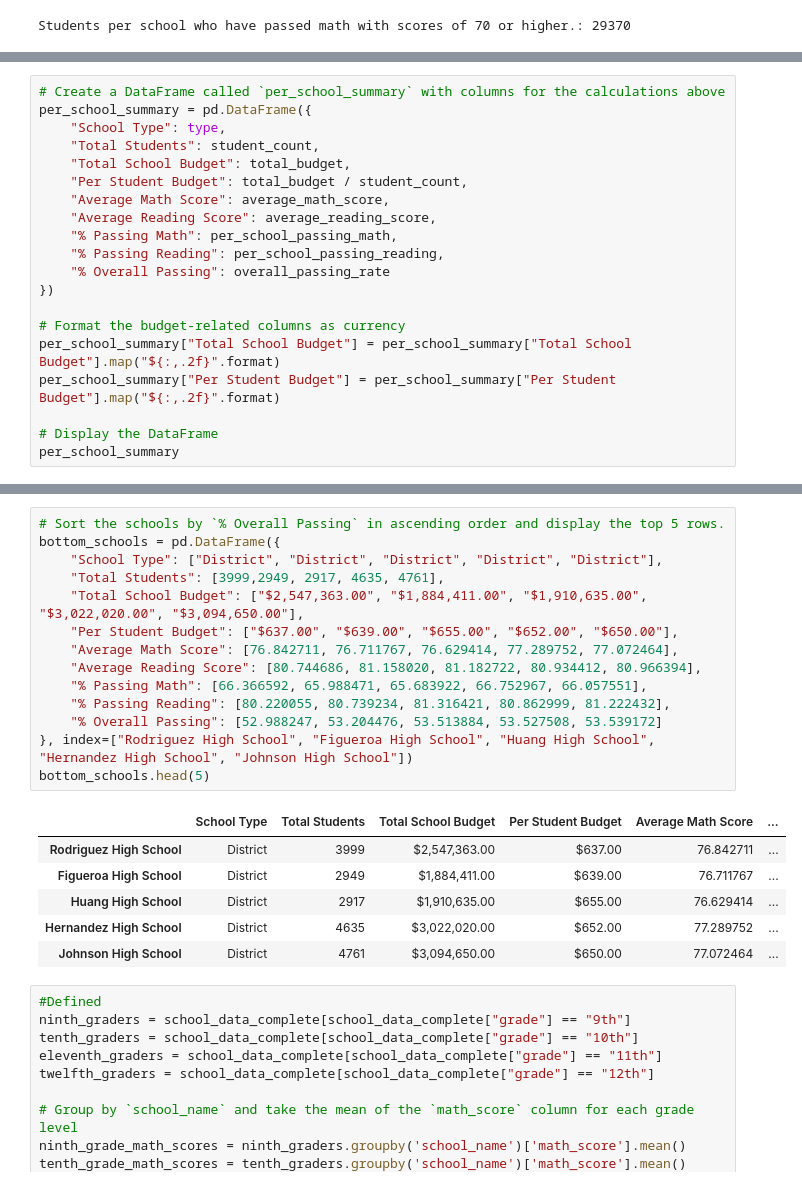
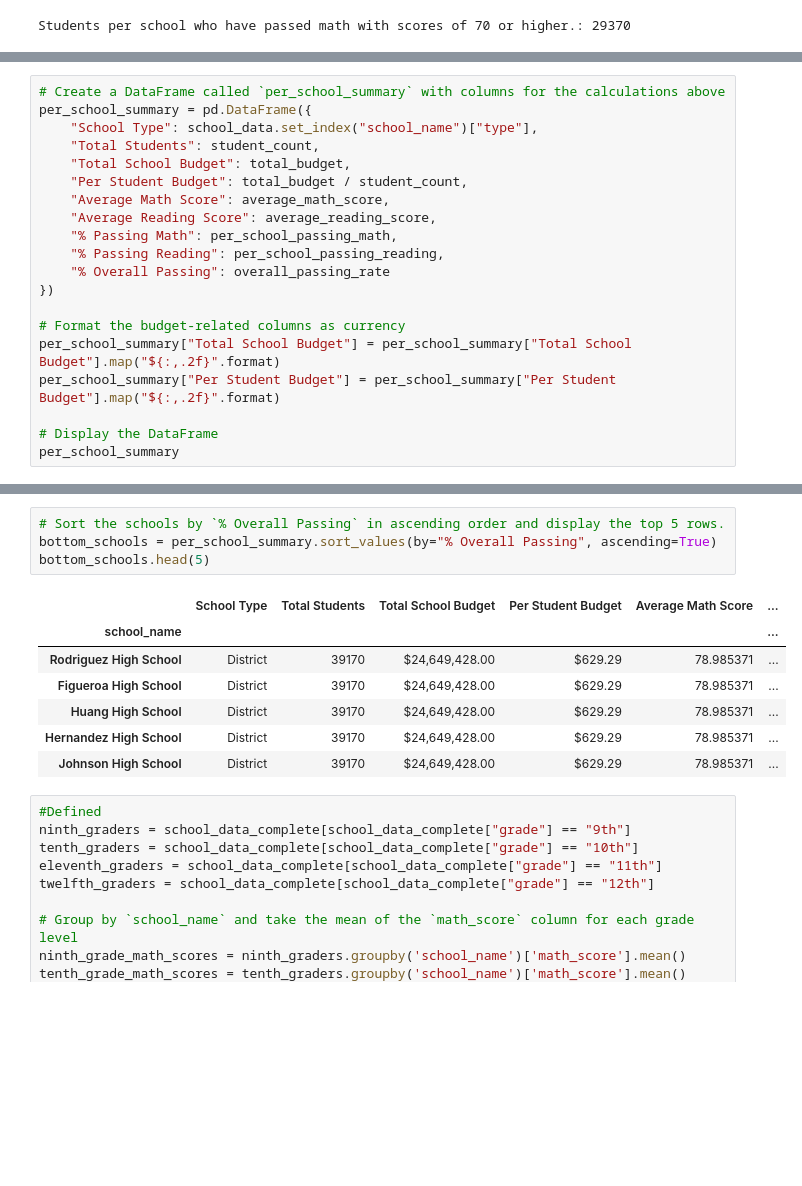
Before and after one commit to jananaum7/pandas-challenge, a Jupyter notebook: PyCitySchools/PyCitySchools.ipynb, the cells around one changed output, grey strips where cells are left out. Drawn from its saved outputs; the diff is of its cells as text; blank space fills up the shorter version.

```diff
--- a/PyCitySchools/PyCitySchools.ipynb
+++ b/PyCitySchools/PyCitySchools.ipynb
@@ -267,7 +289,7 @@ dtype: float64
 # %%
 # Create a DataFrame called `per_school_summary` with columns for the calculations above
 per_school_summary = pd.DataFrame({
-    "School Type": type,
+    "School Type": school_data.set_index("school_name")["type"],
     "Total Students": student_count,
     "Total School Budget": total_budget,
     "Per Student Budget": total_budget / student_count,
@@ -326,24 +339,15 @@ top_schools.head(5)
 # %%
 # Sort the schools by `% Overall Passing` in ascending order and display the top 5 rows.
-bottom_schools = pd.DataFrame({
-    "School Type": ["District", "District", "District", "District", "District"],
-    "Total Students": [3999,2949, 2917, 4635, 4761],
-    "Total School Budget": ["$2,547,363.00", "$1,884,411.00", "$1,910,635.00", "$3,022,020.00", "$3,094,650.00"],
-    "Per Student Budget": ["$637.00", "$639.00", "$655.00", "$652.00", "$650.00"],
-    "Average Math Score": [76.842711, 76.711767, 76.629414, 77.289752, 77.072464],
-    "Average Reading Score": [80.744686, 81.158020, 81.182722, 80.934412, 80.966394],
-    "% Passing Math": [66.366592, 65.988471, 65.683922, 66.752967, 66.057551],
-    "% Passing Reading": [80.220055, 80.739234, 81.316421, 80.862999, 81.222432],
-    "% Overall Passing": [52.988247, 53.204476, 53.513884, 53.527508, 53.539172]
-}, index=["Rodriguez High School", "Figueroa High School", "Huang High School", "Hernandez High School", "Johnson High School"])
+bottom_schools = per_school_summary.sort_values(by="% Overall Passing", ascending=True)
 bottom_schools.head(5)
 # %% [output]
 |  | School Type | Total Students | Total School Budget | Per Student Budget | Average Math Score | ... |
-| Rodriguez High School | District | 3999 | $2,547,363.00 | $637.00 | 76.842711 | ... |
-| Figueroa High School | District | 2949 | $1,884,411.00 | $639.00 | 76.711767 | ... |
-| Huang High School | District | 2917 | $1,910,635.00 | $655.00 | 76.629414 | ... |
-| Hernandez High School | District | 4635 | $3,022,020.00 | $652.00 | 77.289752 | ... |
-| Johnson High School | District | 4761 | $3,094,650.00 | $650.00 | 77.072464 | ... |
+| school_name |  |  |  |  |  | ... |
+| Rodriguez High School | District | 39170 | $24,649,428.00 | $629.29 | 78.985371 | ... |
+| Figueroa High School | District | 39170 | $24,649,428.00 | $629.29 | 78.985371 | ... |
+| Huang High School | District | 39170 | $24,649,428.00 | $629.29 | 78.985371 | ... |
+| Hernandez High School | District | 39170 | $24,649,428.00 | $629.29 | 78.985371 | ... |
+| Johnson High School | District | 39170 | $24,649,428.00 | $629.29 | 78.985371 | ... |
 # %%
 #Defined
 ninth_graders = school_data_complete[school_data_complete["grade"] == "9th"]
```
Also changed, not shown: parts of 14 cells of this notebook.
